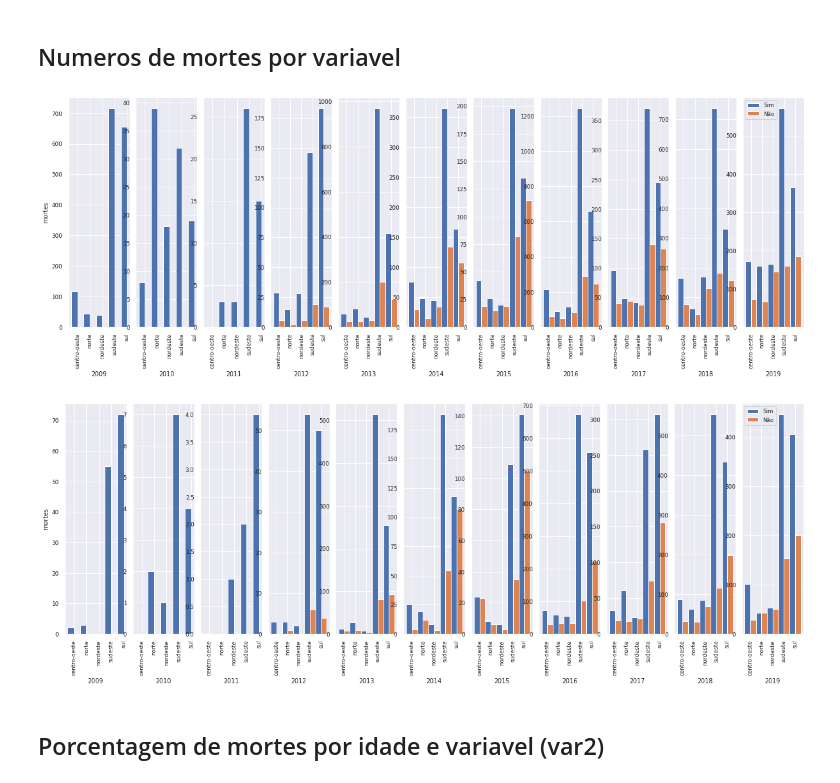
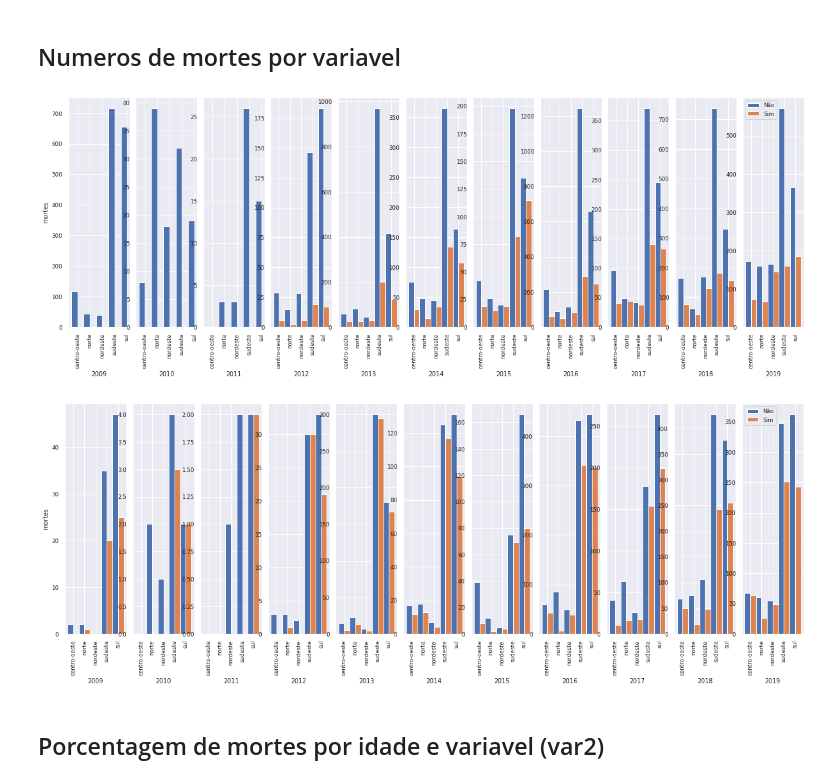
Before and after one commit to brunoartc/IC-Virus-Gripe, a Jupyter notebook: Estudo das variaveis.ipynb, the cells around one changed output. Drawn from its saved outputs; the diff is of its cells as text; code cells hidden in the pictures.

```diff
--- a/Estudo das variaveis.ipynb
+++ b/Estudo das variaveis.ipynb
@@ -282,18 +282,20 @@ def plot_bar_per_variable(dff_ages, variable = "VACINA", label = ("SIM", "NÃO")
 
 
             if len(variables)>0:
+                first_key = list(variables.keys())[0]
                 va1.append(variables[list(variables.keys())[0]]) #CS_SEXO 1
             else:
                 va1.append(0)
             if len(variables)>1:
+                second_key = list(variables.keys())[1]
                 va2.append(variables[list(variables.keys())[1]]) #CS_SEXO 2
             else:
                 va2.append(0)
         v_keys = label_dict[variable]
         if (len(v_keys.keys()) > 0):
-            ax[j].bar(bar_location + 1*width, va1, width=width, label=label_dict[variable][list(v_keys.keys())[0]]) #HOMEM
+            ax[j].bar(bar_location + 1*width, va1, width=width, label=label_dict[variable][first_key]) #HOMEM
         if (len(variables_keys.keys()) > 1):
-            ax[j].bar(bar_location + 2*width, va2, width=width, label=label_dict[variable][list(v_keys.keys())[1]]) #MULHER
+            ax[j].bar(bar_location + 2*width, va2, width=width, label=label_dict[variable][second_key]) #MULHER
 
         if j == 0:
             ax[j].set_ylabel("mortes")
@@ -348,6 +350,7 @@ ajustar para pegar a tablea comopleta
 
 
 '''
+#plot_bar_per_variable(output_celan['mortos'], variable="VACINA", all_ages=False, age='menos_60')
 # %% [output]
 '\nmanter as mesmas cores \n\ne separar grafico de cores por idade <60 e >=60 (laranja e azul)\n\n\ne fazer dois graficos um se tomou vacina e outro se nnao toomou\n\n                            tem c ...
 # %%
@@ -1029,9 +1126,9 @@ global_matrix(global_correlation_variables['menos_60'], "./out/menos60", "menos
 ## Numeros de mortes por variavel
 # %%
 plot_bar_per_variable(output_celan['mortos'], variable="ANTIVIRAL", all_ages=False, age='menos_60')
-plot_bar_per_variable(output_celan['mortos'], variable="ANTIVIRAL", all_ages=False, age='mais_60')
+plot_bar_per_variable(output_celan['mortos'], variable="VACINA", all_ages=False, age='mais_60')
 # %% [output]
 [figure]
-[figure, old version]
+[figure, new version]
 # %% [markdown]
 ## Porcentagem de mortes por idade e variavel (var2)
```
Also changed, not shown: parts of 18 cells of this notebook.
